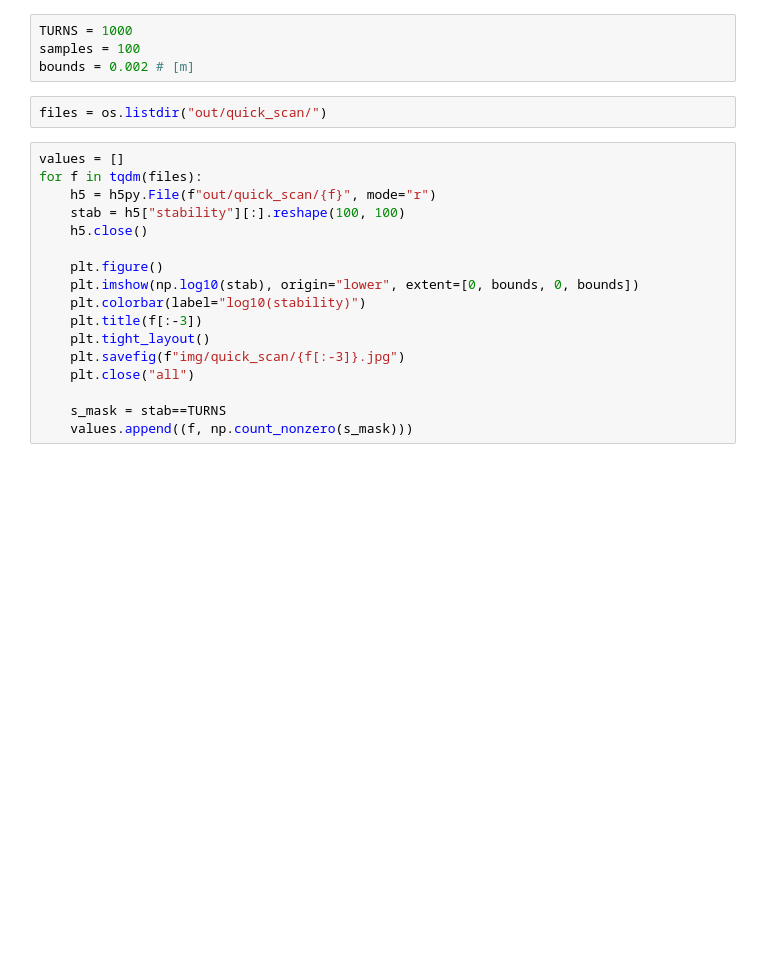
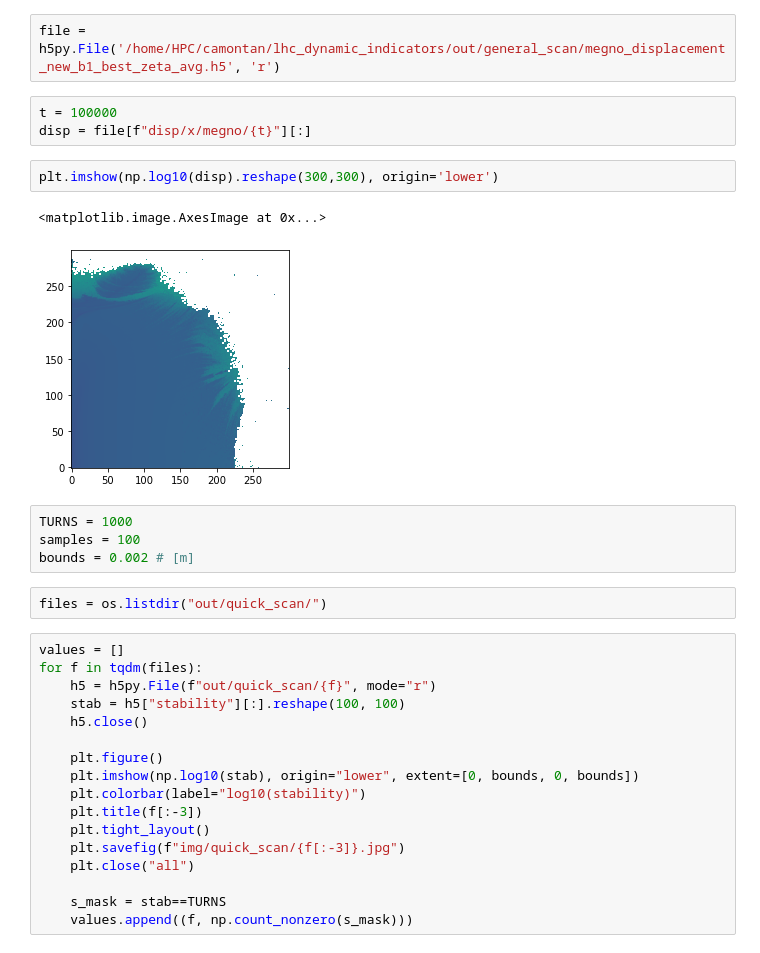
Before and after one commit to carlidel/lhc_dynamic_indicators, a Jupyter notebook: tests.ipynb, the cells around one changed output. Saved outputs shown, nothing was run; the diff lists cells and outputs as text; blank space fills up the shorter version.

```diff
--- a/tests.ipynb
+++ b/tests.ipynb
@@ -7,3 +21,13 @@ from tqdm import tqdm
+# %%
+file = h5py.File('/home/HPC/camontan/lhc_dynamic_indicators/out/general_scan/megno_displacement_new_b1_best_zeta_avg.h5', 'r')
+# %%
+t = 100000
+disp = file[f"disp/x/megno/{t}"][:]
+# %%
+plt.imshow(np.log10(disp).reshape(300,300), origin='lower')
+# %% [output]
+<matplotlib.image.AxesImage at 0x...>
+[figure, added]
 # %%
 TURNS = 1000
 samples = 100
```
Also changed, not shown: parts of 25 cells of this notebook.
